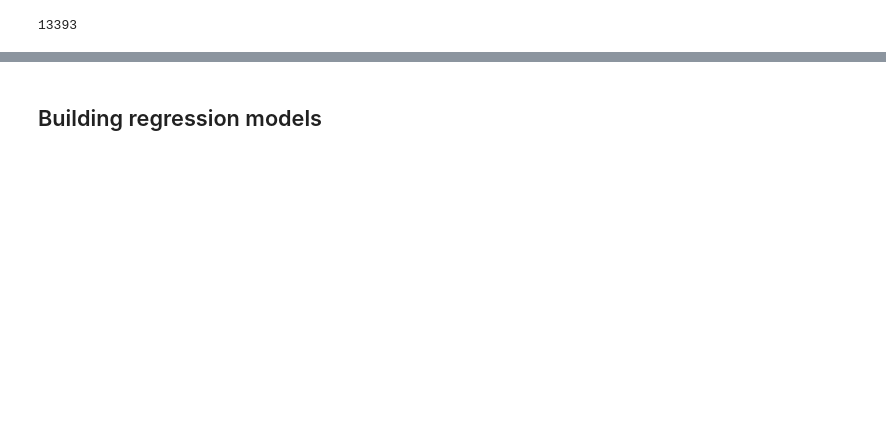
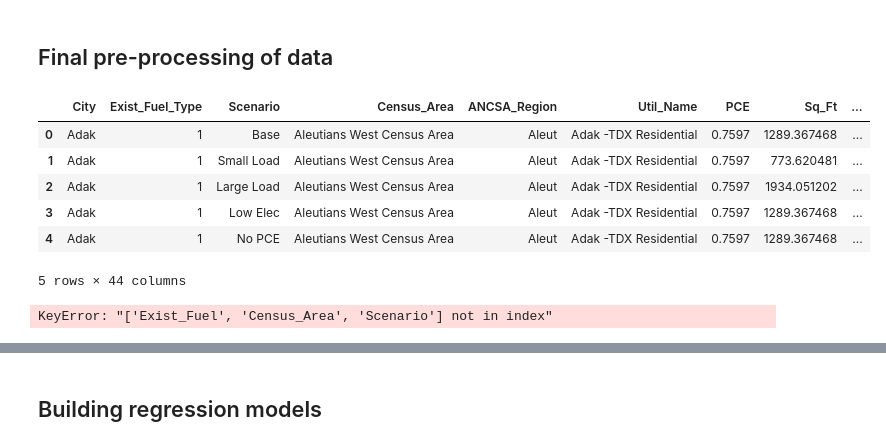
Before and after one commit to uwescience/DSSG2023-Heating-Loads, a Jupyter notebook: Code/regression.ipynb, the cells around one changed output, grey strips where cells are left out. Saved outputs shown, nothing was run; the diff lists cells and outputs as text; code cells hidden in the pictures; blank space fills up the shorter version.

```diff
--- a/Code/regression.ipynb
+++ b/Code/regression.ipynb
@@ -38,8 +21,20 @@ allScens = pd.concat([baseCase, medRebate, highRebate, medFuelEsc, highFuelEsc])
-# %%
-len(allScens)
-# %% [output]
-13393
+# %% [markdown]
+## Final pre-processing of data
+# %%
+allScens = pd.read_csv('../Output/allScens_wRandomness.csv', usecols=lambda x: x not in ['Unnamed: 0'])
+# %%
+allScens.head()
+# %% [output]
+|  | City | Exist_Fuel_Type | Scenario | Census_Area | ANCSA_Region | Util_Name | PCE | Sq_Ft | ... |
+| 0 | Adak | 1 | Base | Aleutians West Census Area | Aleut | Adak -TDX Residential | 0.7597 | 1289.367468 | ... |
+| 1 | Adak | 1 | Small Load | Aleutians West Census Area | Aleut | Adak -TDX Residential | 0.7597 | 773.620481 | ... |
+| 2 | Adak | 1 | Large Load | Aleutians West Census Area | Aleut | Adak -TDX Residential | 0.7597 | 1934.051202 | ... |
+| 3 | Adak | 1 | Low Elec | Aleutians West Census Area | Aleut | Adak -TDX Residential | 0.7597 | 1289.367468 | ... |
+| 4 | Adak | 1 | No PCE | Aleutians West Census Area | Aleut | Adak -TDX Residential | 0.7597 | 1289.367468 | ... |
+5 rows × 44 columns
 # %%
-allScens = pd.get_dummies(allScens, columns=['City', 'Census_Area', 'Exist_Fuel'])
+allScens = pd.get_dummies(allScens, columns=['Exist_Fuel', 'Census_Area', 'Scenario'])
+# %% [output]
+KeyError: "['Exist_Fuel', 'Census_Area', 'Scenario'] not in index"
 # %%
 allScens.columns
```
Also changed, not shown: parts of 57 cells of this notebook, 5 other files.
